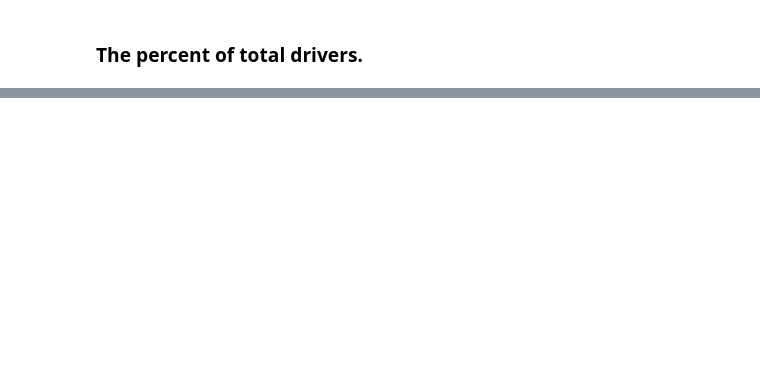
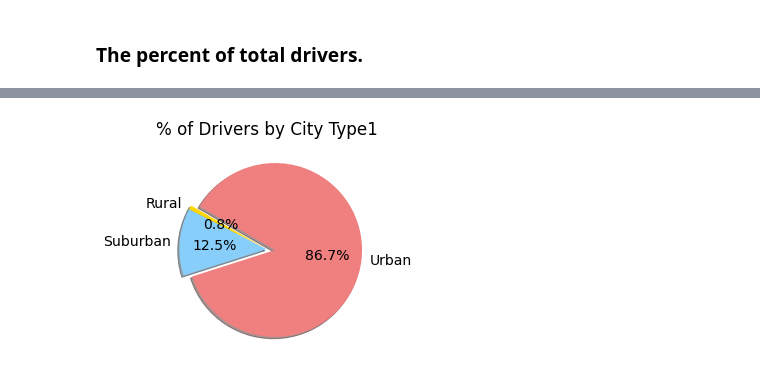
Before and after one commit to LJD0/Rideshare_Analysis, a Jupyter notebook: PyBer_Ride_Data.ipynb, the cells around one changed output, grey strips where cells are left out. Saved outputs shown, nothing was run; the diff lists cells and outputs as text; code cells hidden in the pictures; blank space fills up the shorter version.

```diff
--- a/PyBer_Ride_Data.ipynb
+++ b/PyBer_Ride_Data.ipynb
@@ -976,0 +1012,17 @@ plt.show()
+# %%
+fig, ax = plt.subplots()
+
+ax.pie(
+    percent_driver_type2,
+    explode=[0,0,.1],
+    colors=["gold", "lightskyblue", "lightcoral"],
+    labels=['Rural','Suburban','Urban'],
+    autopct='%1.1f%%',
+    startangle=150,
+    shadow=True)
+ax.set_title("% of Drivers by City Type1")
+mpl.rcParams['font.size']=14
+plt.savefig("analysis/Fig8.png")
+plt.show()
+# %% [output]
+[figure, added]
```
Also changed, not shown: parts of 5 cells of this notebook, 2 other files.
